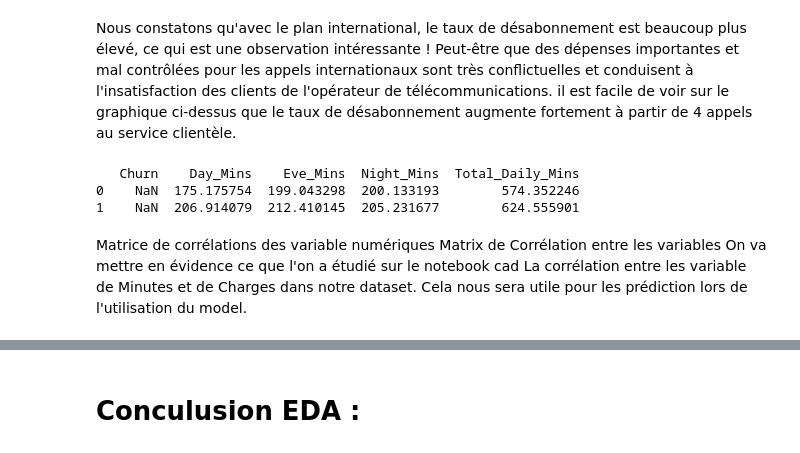
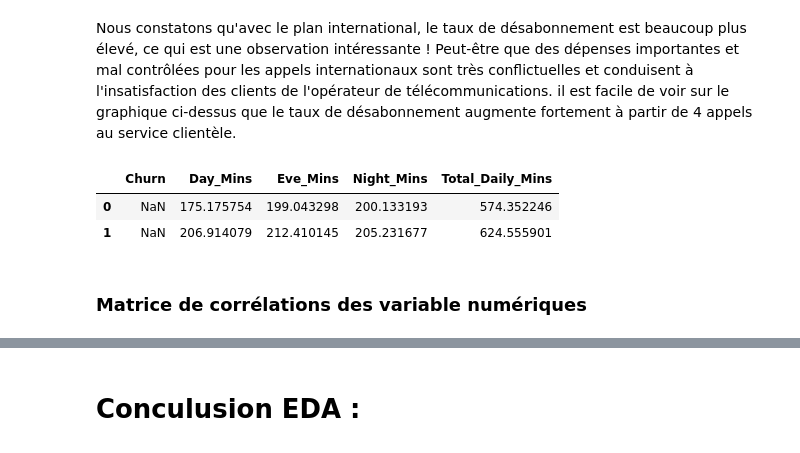
Before and after one commit to HAKINI/Telecom_Churn, a Jupyter notebook: Telecom_Churn_NB.ipynb, the cells around one changed output, grey strips where cells are left out. Cells and saved outputs as stored; diff of their text form; code cells hidden in the pictures.

```diff
--- a/Telecom_Churn_NB.ipynb
+++ b/Telecom_Churn_NB.ipynb
@@ -271,42 +275,39 @@ Top 5 des Etats avec le plus grand taux de Churn :
 Nous constatons qu'avec le plan international, le taux de désabonnement est beaucoup plus élevé, ce qui est une observation intéressante ! Peut-être que des dépenses importantes et mal contrôlées pour les appels internationaux sont très conflictuelles et conduisent à l'insatisfaction des clients de l'opérateur de télécommunications.
 il est facile de voir sur le graphique ci-dessus que le taux de désabonnement augmente fortement à partir de 4 appels au service clientèle.
 # %%
-# Group the data by churn status
+# Groupby le status du churn
 grouped_by_churn = df.groupby('Churn')
 
-# Calculate the average daily minutes for each group
+# Calcul du nombre de minutes moyen
 average_day_minutes = grouped_by_churn['Day_Mins'].mean()
 average_eve_minutes = grouped_by_churn['Eve_Mins'].mean()
 average_night_minutes = grouped_by_churn['Night_Mins'].mean()
 
-# Combine the results into a single DataFrame
+# On combine cela dans un dataframe
 average_minutes_by_churn = pd.DataFrame({
     'Day_Mins': average_day_minutes,
     'Eve_Mins': average_eve_minutes,
     'Night_Mins': average_night_minutes
 })
 
-# Reset the index to have the Churn column as a regular column
+# on reset l'index
 average_minutes_by_churn.reset_index(inplace=True)
 
-# Replace the encoded churn values with the original bool values
+# Remplace l'encodage (False, True)
 average_minutes_by_churn['Churn'] = average_minutes_by_churn['Churn'].map({0: False, 1: True})
 
-# Calculate the total daily minutes
+# Calcul du total de minutes par jour
 average_minutes_by_churn['Total_Daily_Mins'] = average_minutes_by_churn['Day_Mins'] + \
                                                   average_minutes_by_churn['Eve_Mins'] + \
                                                   average_minutes_by_churn['Night_Mins']
 
-print(average_minutes_by_churn)
+average_minutes_by_churn
 # %% [output]
-   Churn    Day_Mins    Eve_Mins  Night_Mins  Total_Daily_Mins
-0    NaN  175.175754  199.043298  200.133193        574.352246
-1    NaN  206.914079  212.410145  205.231677        624.555901
+|  | Churn | Day_Mins | Eve_Mins | Night_Mins | Total_Daily_Mins |
+| 0 | NaN | 175.175754 | 199.043298 | 200.133193 | 574.352246 |
+| 1 | NaN | 206.914079 | 212.410145 | 205.231677 | 624.555901 |
-# %% [markdown]
-Matrice de corrélations des variable numériques
-Matrix de Corrélation entre les variables
-On va mettre en évidence ce que l'on a étudié sur le notebook cad La corrélation entre les variable de Minutes et de Charges dans notre dataset.
-Cela nous sera utile pour les prédiction lors de l'utilisation du model.
+# %% [markdown]
+### Matrice de corrélations des variable numériques
 # %%
 correlations = df.corr()
 fig = go.Figure(go.Heatmap(z=correlations, x=correlations.columns, y=correlations.columns))
```
Also changed, not shown: parts of 22 cells of this notebook.
